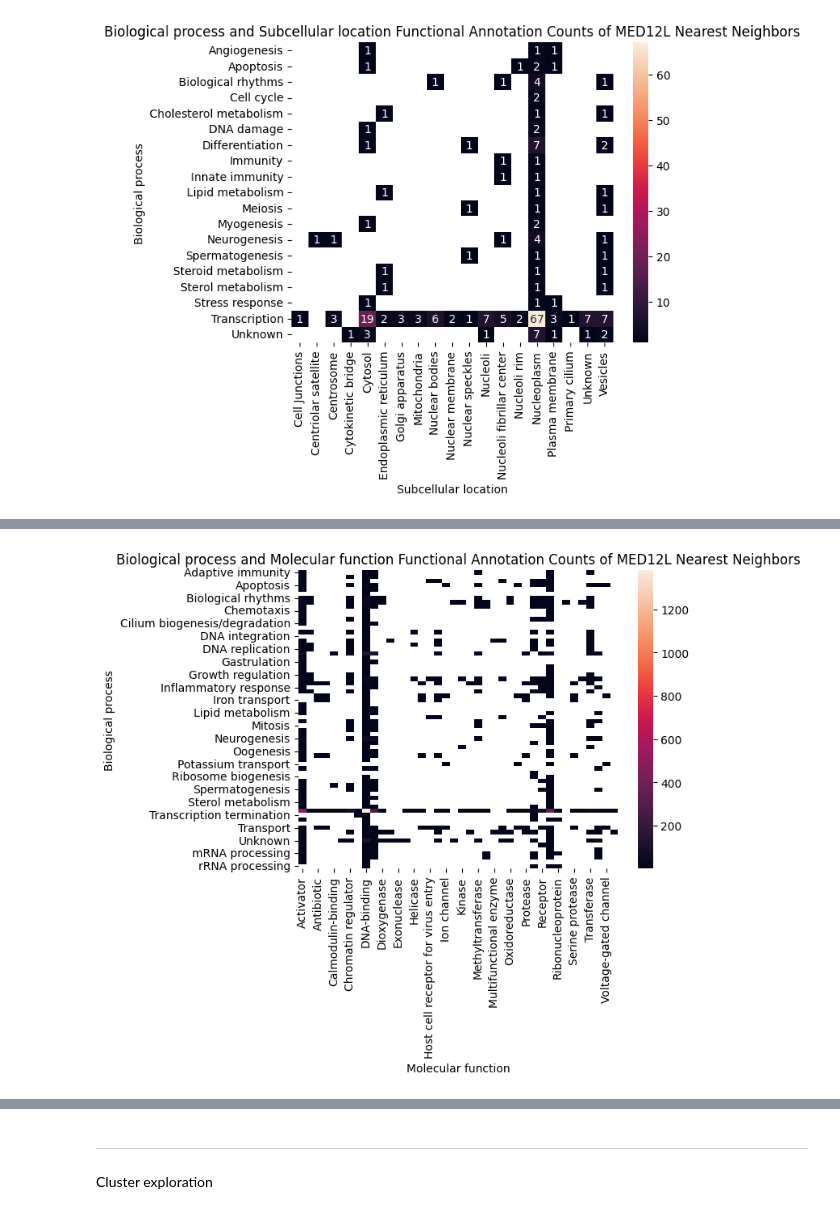
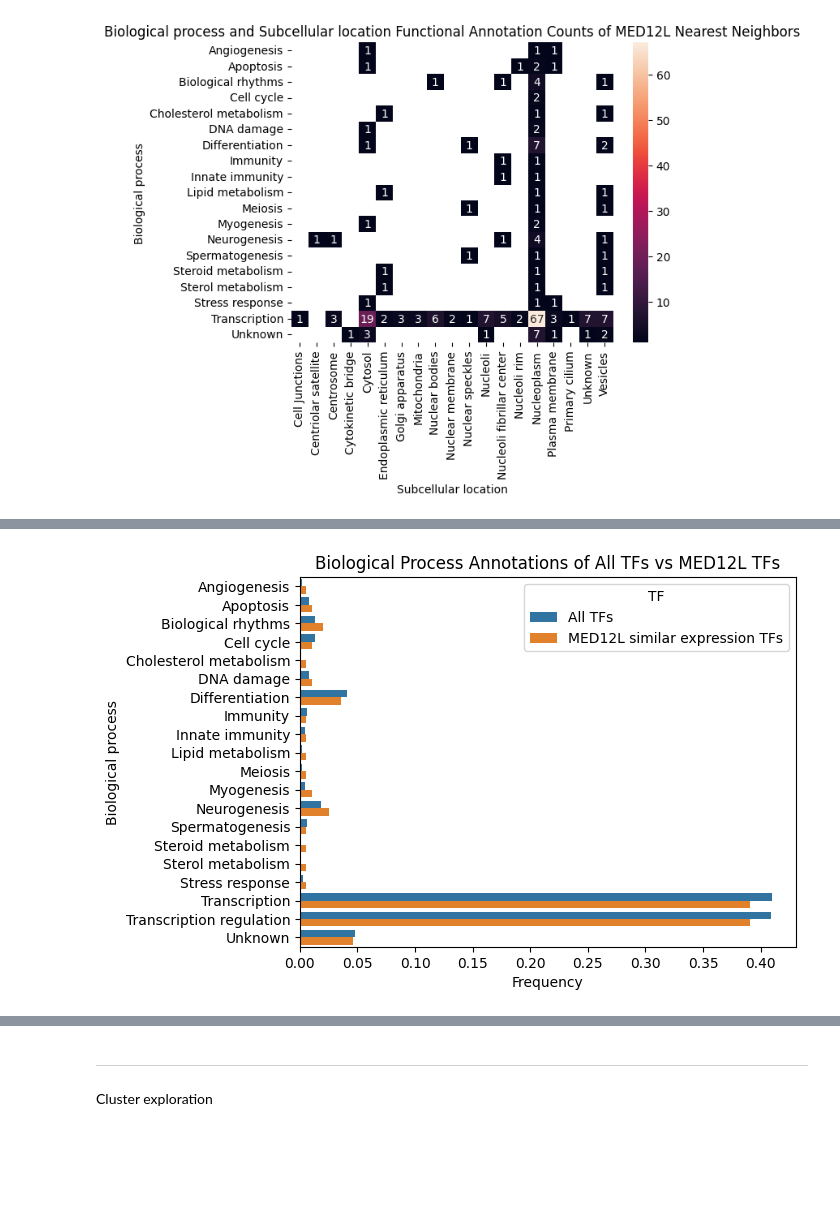
Before and after one commit to kinseylong/StallerRotation, a Jupyter notebook: cofactors_humanproteinatlas/mediator_exploration.ipynb, the cells around one changed output, grey strips where cells are left out. Saved outputs shown, nothing was run; the diff lists cells and outputs as text; code cells hidden in the pictures; blank space fills up the shorter version.

Commit message:
bioprocess figures, BAF histogram

```diff
--- a/cofactors_humanproteinatlas/mediator_exploration.ipynb
+++ b/cofactors_humanproteinatlas/mediator_exploration.ipynb
@@ -513,4 +492,16 @@ array(['Transcription', 'Transcription regulation', 'Biological rhythms',
-# %%
-xy_pivot(TFs_annot, "Biological process", "Molecular function")
-# %% [output]
-[figure, removed]
+# %%
+TF_bioprocess = TFs_annot.explode("Biological process")
+TF_bioprocess = TF_bioprocess.loc[[x in MED12L_similar_annotations.explode("Biological process")["Biological process"].unique() for x in TF_bioprocess["Biological process"]]]
+TF_bioprocess_count = TF_bioprocess.groupby("Biological process").agg("count")[["Gene"]].rename({"Gene": "Frequency"}, axis=1)
+TF_bioprocess_count["TF"] = "All TFs"
+TF_bioprocess_count["Frequency"] = TF_bioprocess_count["Frequency"]/len(TF_bioprocess)
+MED12L_similar_process = MED12L_similar_annotations.explode("Biological process").groupby("Biological process").agg("count")[["Gene"]].rename({"Gene": "Frequency"}, axis=1)
+MED12L_similar_process["TF"] = "MED12L similar expression TFs"
+MED12L_similar_process["Frequency"] = MED12L_similar_process["Frequency"]/len(MED12L_similar_annotations.explode("Biological process"))
+
+bioprocess_count_comparison = pd.concat([TF_bioprocess_count, MED12L_similar_process])
+sns.barplot(bioprocess_count_comparison.reset_index(), y = "Biological process", x = "Frequency", hue = "TF", errorbar="sd")
+plt.title("Biological Process Annotations of All TFs vs MED12L TFs")
+plt.savefig("figures/bioprocess_TF_MED12LTF.png", bbox_inches="tight")
+# %% [output]
+[figure, added]
```
Also changed, not shown: parts of 6 cells of this notebook, 5 other files.
